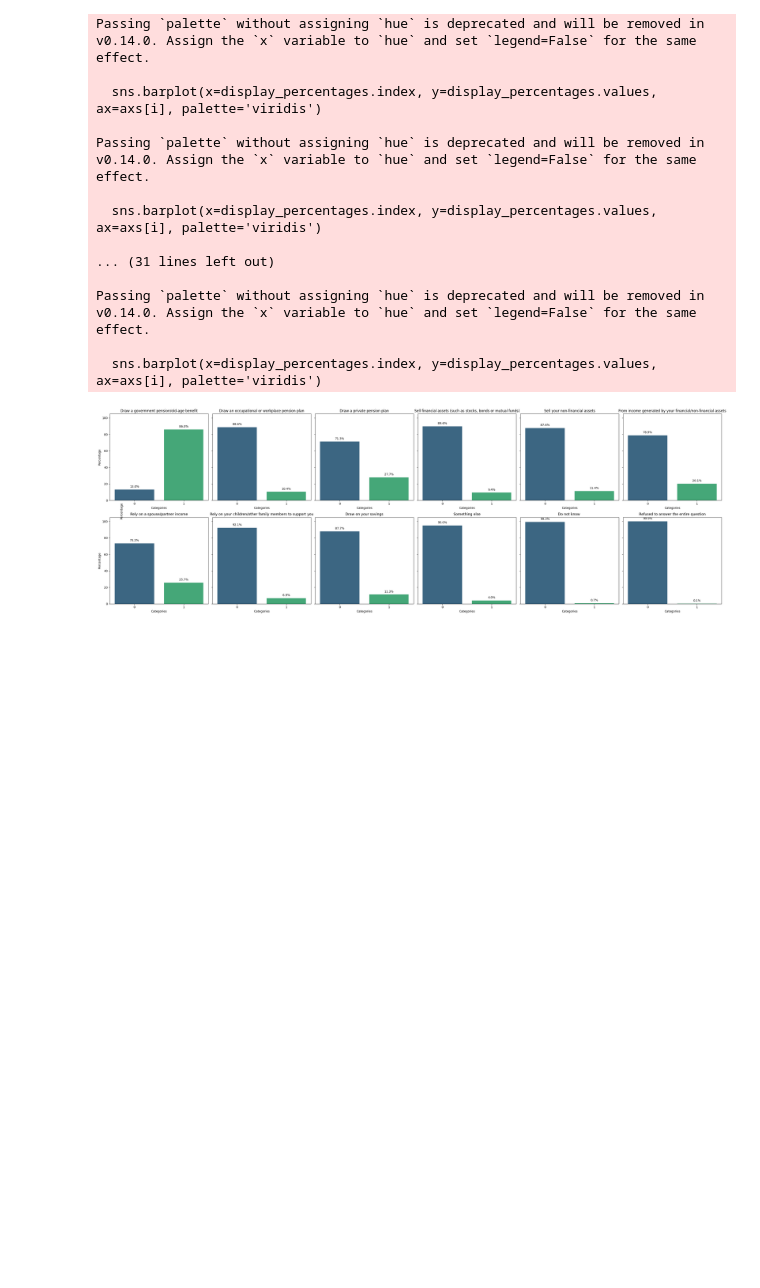
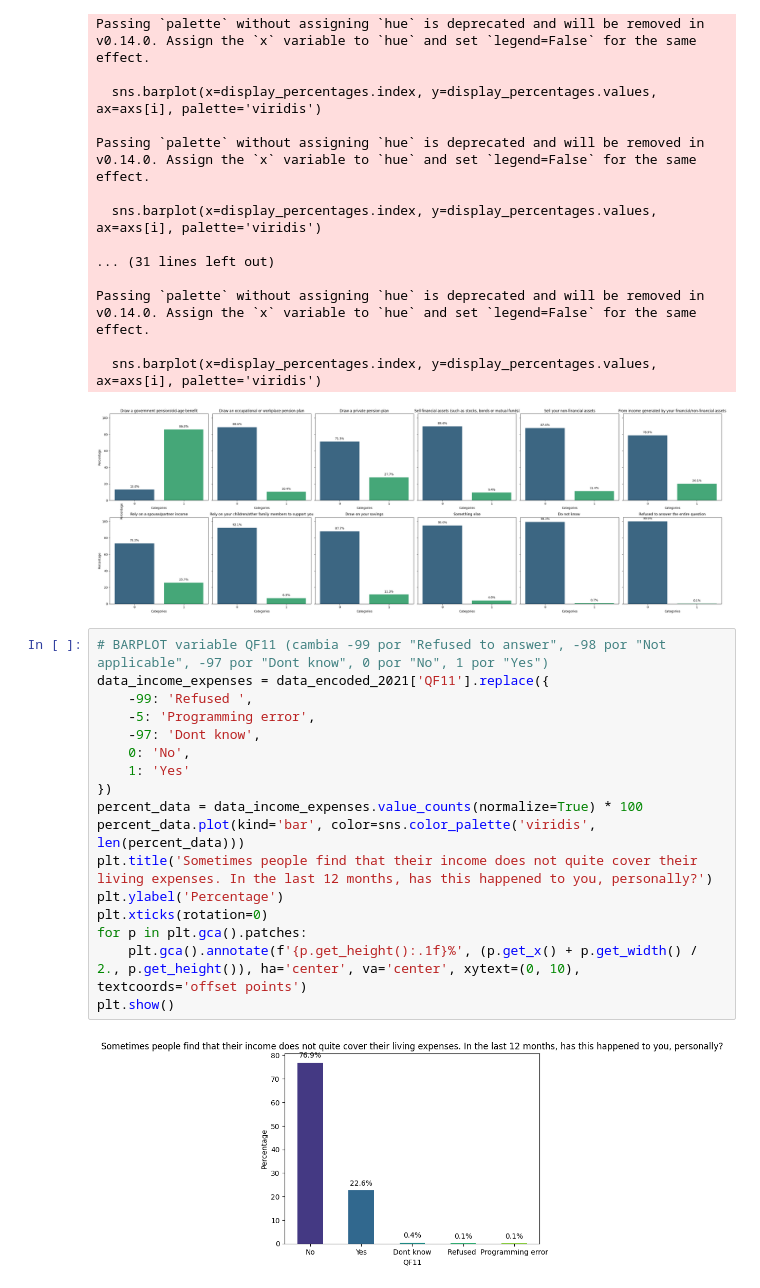
Before and after one commit to blackalle/TFM, a Jupyter notebook: tfm.ipynb, the cells around one changed output. Drawn from its saved outputs; the diff is of its cells as text; blank space fills up the shorter version.

```diff
--- a/tfm.ipynb
+++ b/tfm.ipynb
@@ -631,3 +663,22 @@ Passing `palette` without assigning `hue` is deprecated and will be removed in v
 
   sns.barplot(x=display_percentages.index, y=display_percentages.values, ax=axs[i], palette='viridis')
 [figure]
+# %%
+# BARPLOT variable QF11 (cambia -99 por "Refused to answer", -98 por "Not applicable", -97 por "Dont know", 0 por "No", 1 por "Yes")
+data_income_expenses = data_encoded_2021['QF11'].replace({
+    -99: 'Refused ',
+    -5: 'Programming error',
+    -97: 'Dont know',
+    0: 'No',
+    1: 'Yes'
+})
+percent_data = data_income_expenses.value_counts(normalize=True) * 100
+percent_data.plot(kind='bar', color=sns.color_palette('viridis', len(percent_data)))
+plt.title('Sometimes people find that their income does not quite cover their living expenses. In the last 12 months, has this happened to you, personally?')
+plt.ylabel('Percentage')
+plt.xticks(rotation=0)
+for p in plt.gca().patches:
+    plt.gca().annotate(f'{p.get_height():.1f}%', (p.get_x() + p.get_width() / 2., p.get_height()), ha='center', va='center', xytext=(0, 10), textcoords='offset points')
+plt.show()
+# %% [output]
+[figure, added]
```
Also changed, not shown: parts of 20 cells of this notebook.
